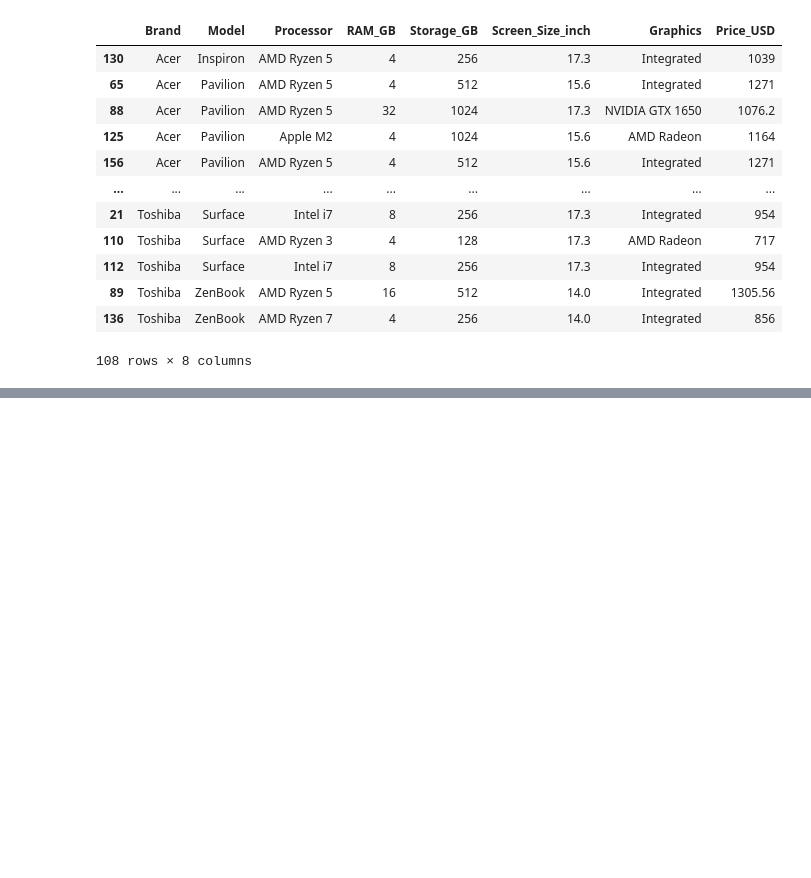
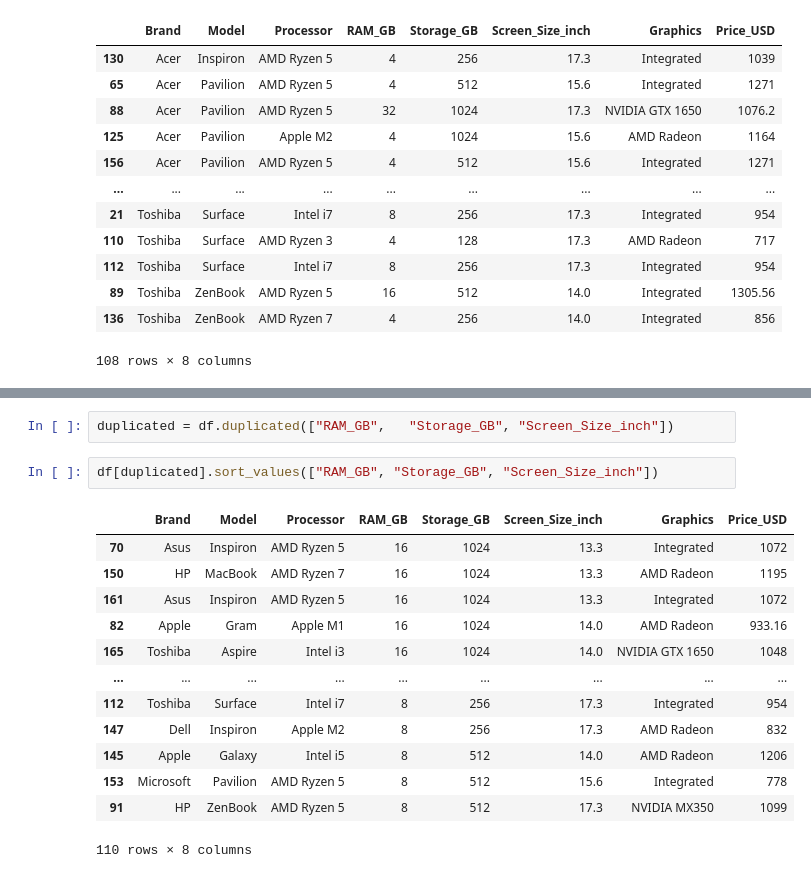
Before and after one commit to chaudharymanish6930/Data-Science, a Jupyter notebook: 05_Beginning/23_Duplicate.ipynb, the cells around one changed output, grey strips where cells are left out. Saved outputs shown, nothing was run; the diff lists cells and outputs as text; blank space fills up the shorter version.

```diff
--- a/05_Beginning/23_Duplicate.ipynb
+++ b/05_Beginning/23_Duplicate.ipynb
@@ -165,0 +198,18 @@ df[duplicate].sort_values(["Brand","Model"])
+# %%
+duplicated = df.duplicated(["RAM_GB",	"Storage_GB", "Screen_Size_inch"])
+# %%
+df[duplicated].sort_values(["RAM_GB", "Storage_GB",	"Screen_Size_inch"])
+# %% [output]
+|  | Brand | Model | Processor | RAM_GB | Storage_GB | Screen_Size_inch | Graphics | Price_USD |
+| 70 | Asus | Inspiron | AMD Ryzen 5 | 16 | 1024 | 13.3 | Integrated | 1072 |
+| 150 | HP | MacBook | AMD Ryzen 7 | 16 | 1024 | 13.3 | AMD Radeon | 1195 |
+| 161 | Asus | Inspiron | AMD Ryzen 5 | 16 | 1024 | 13.3 | Integrated | 1072 |
+| 82 | Apple | Gram | Apple M1 | 16 | 1024 | 14.0 | AMD Radeon | 933.16 |
+| 165 | Toshiba | Aspire | Intel i3 | 16 | 1024 | 14.0 | NVIDIA GTX 1650 | 1048 |
+| ... | ... | ... | ... | ... | ... | ... | ... | ... |
+| 112 | Toshiba | Surface | Intel i7 | 8 | 256 | 17.3 | Integrated | 954 |
+| 147 | Dell | Inspiron | Apple M2 | 8 | 256 | 17.3 | AMD Radeon | 832 |
+| 145 | Apple | Galaxy | Intel i5 | 8 | 512 | 14.0 | AMD Radeon | 1206 |
+| 153 | Microsoft | Pavilion | AMD Ryzen 5 | 8 | 512 | 15.6 | Integrated | 778 |
+| 91 | HP | ZenBook | AMD Ryzen 5 | 8 | 512 | 17.3 | NVIDIA MX350 | 1099 |
+110 rows × 8 columns
```
Also changed, not shown: parts of 2 cells of this notebook, 1 other file.
